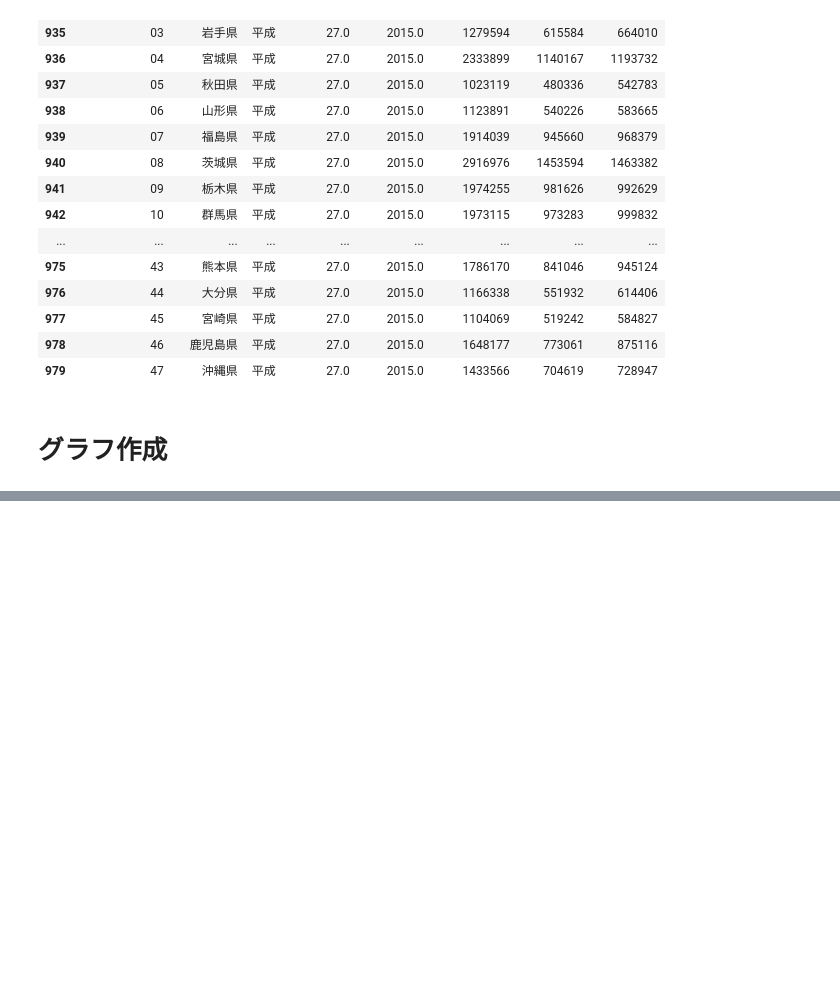
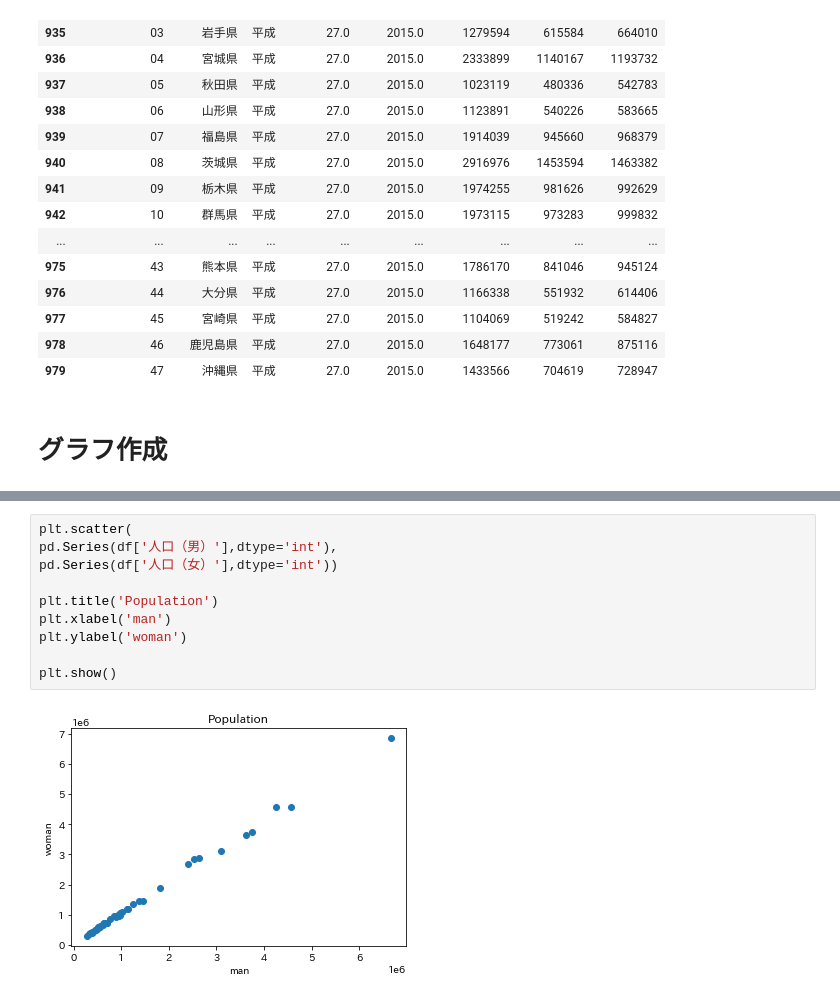
Before and after one commit to yoshi1024/study-meeting, a Jupyter notebook: 勉強会/第3回/Pythonコードノートブック.ipynb, the cells around one changed output, grey strips where cells are left out. Cells and saved outputs as stored; diff of their text form; blank space fills up the shorter version.

```diff
--- a/勉強会/第3回/Pythonコードノートブック.ipynb
+++ b/勉強会/第3回/Pythonコードノートブック.ipynb
@@ -107,0 +210,12 @@ df
+# %%
+plt.scatter(
+pd.Series(df['人口（男）'],dtype='int'),
+pd.Series(df['人口（女）'],dtype='int'))
+
+plt.title('Population')
+plt.xlabel('man')
+plt.ylabel('woman')
+
+plt.show()
+# %% [output]
+[figure, added]
```
Also changed, not shown: parts of 9 cells of this notebook, 1 other file.
